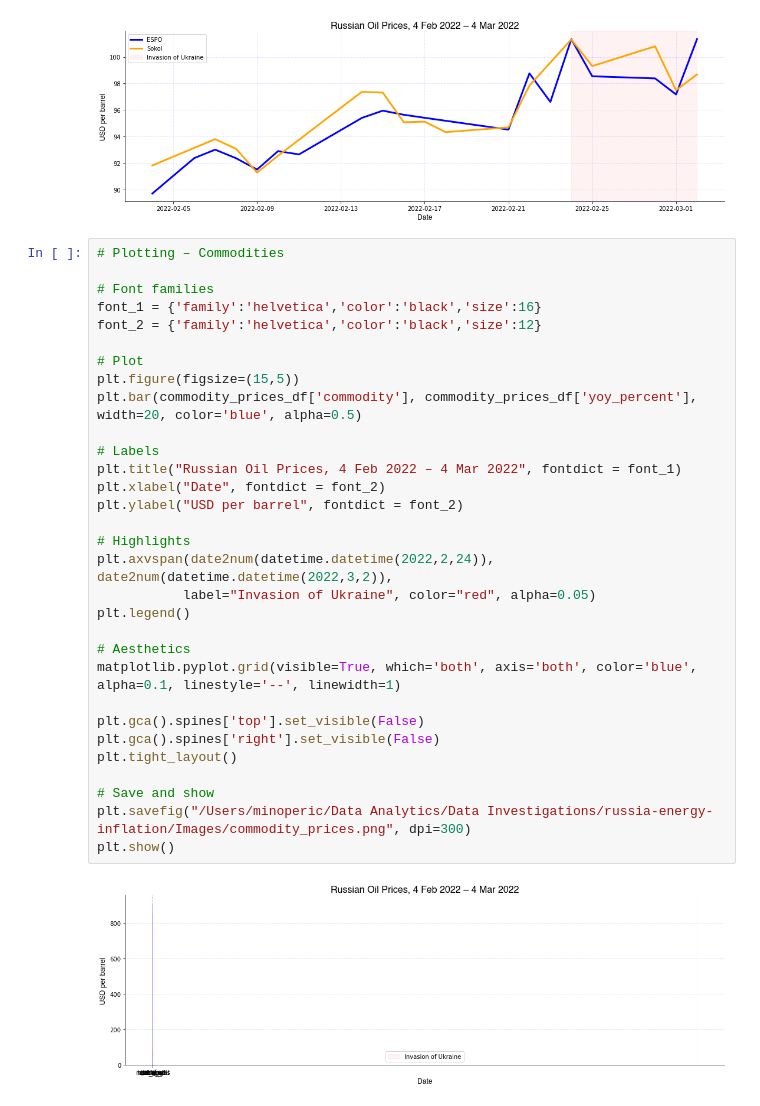
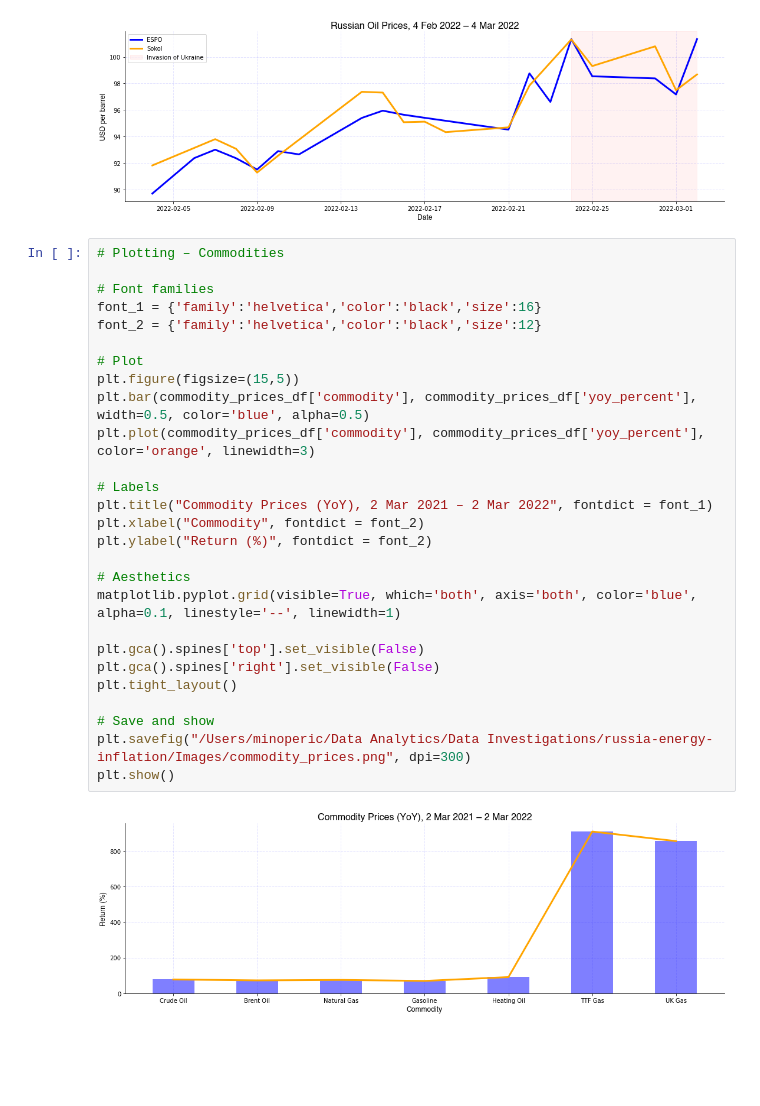
Before and after one commit to mnperic/russia-ukraine-indicators, a Jupyter notebook: russia_charts.ipynb, the cells around one changed output. Cells and saved outputs as stored; diff of their text form; blank space fills up the shorter version.

```diff
--- a/russia_charts.ipynb
+++ b/russia_charts.ipynb
@@ -310,33 +310,29 @@ plt.show()
 # %%
 # Plotting – Commodities
 
 # Font families
 font_1 = {'family':'helvetica','color':'black','size':16}
 font_2 = {'family':'helvetica','color':'black','size':12}
 
 # Plot
 plt.figure(figsize=(15,5))
-plt.bar(commodity_prices_df['commodity'], commodity_prices_df['yoy_percent'], width=20, color='blue', alpha=0.5)
+plt.bar(commodity_prices_df['commodity'], commodity_prices_df['yoy_percent'], width=0.5, color='blue', alpha=0.5)
+plt.plot(commodity_prices_df['commodity'], commodity_prices_df['yoy_percent'], color='orange', linewidth=3)
 
 # Labels
-plt.title("Russian Oil Prices, 4 Feb 2022 – 4 Mar 2022", fontdict = font_1)
-plt.xlabel("Date", fontdict = font_2)
-plt.ylabel("USD per barrel", fontdict = font_2)
-
-# Highlights
-plt.axvspan(date2num(datetime.datetime(2022,2,24)), date2num(datetime.datetime(2022,3,2)),
-           label="Invasion of Ukraine", color="red", alpha=0.05)
-plt.legend()
+plt.title("Commodity Prices (YoY), 2 Mar 2021 – 2 Mar 2022", fontdict = font_1)
+plt.xlabel("Commodity", fontdict = font_2)
+plt.ylabel("Return (%)", fontdict = font_2)
 
 # Aesthetics
 matplotlib.pyplot.grid(visible=True, which='both', axis='both', color='blue', alpha=0.1, linestyle='--', linewidth=1)
 
 plt.gca().spines['top'].set_visible(False)
 plt.gca().spines['right'].set_visible(False)
 plt.tight_layout()
 
 # Save and show
 plt.savefig("/Users/minoperic/Data Analytics/Data Investigations/russia-energy-inflation/Images/commodity_prices.png", dpi=300)
 plt.show()
 # %% [output]
-[figure, old version]
+[figure, new version]
```
Also changed, not shown: parts of 1 cell of this notebook, 2 other files.
